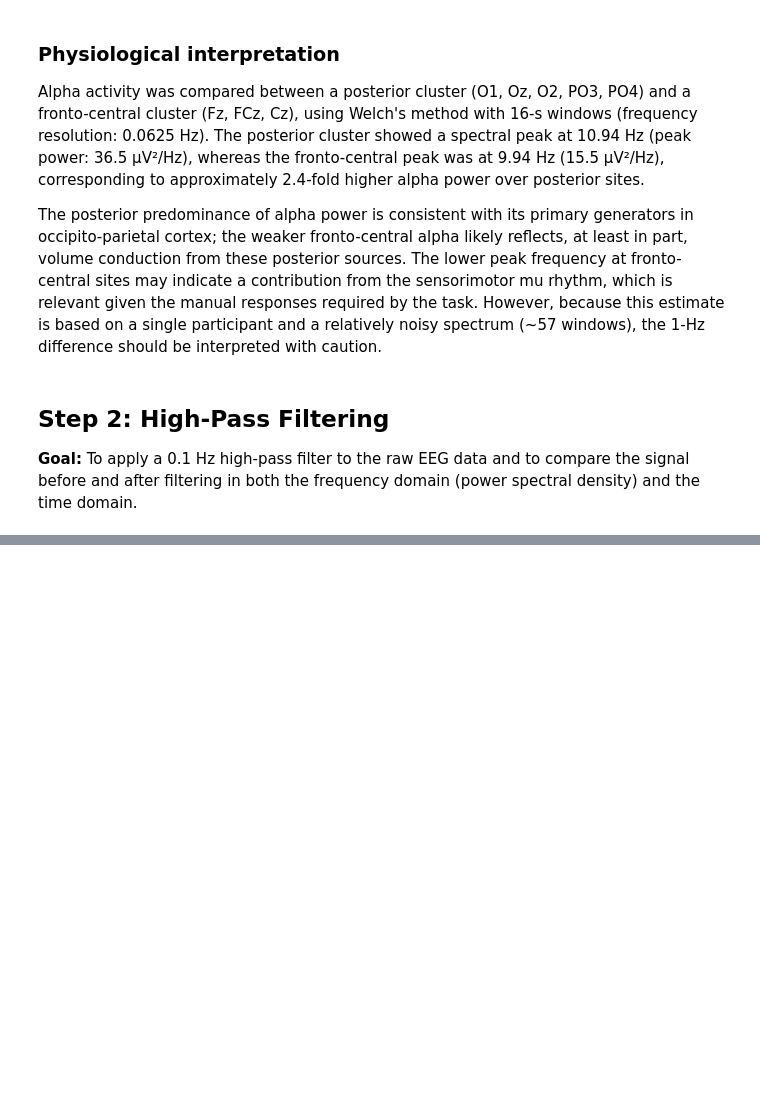
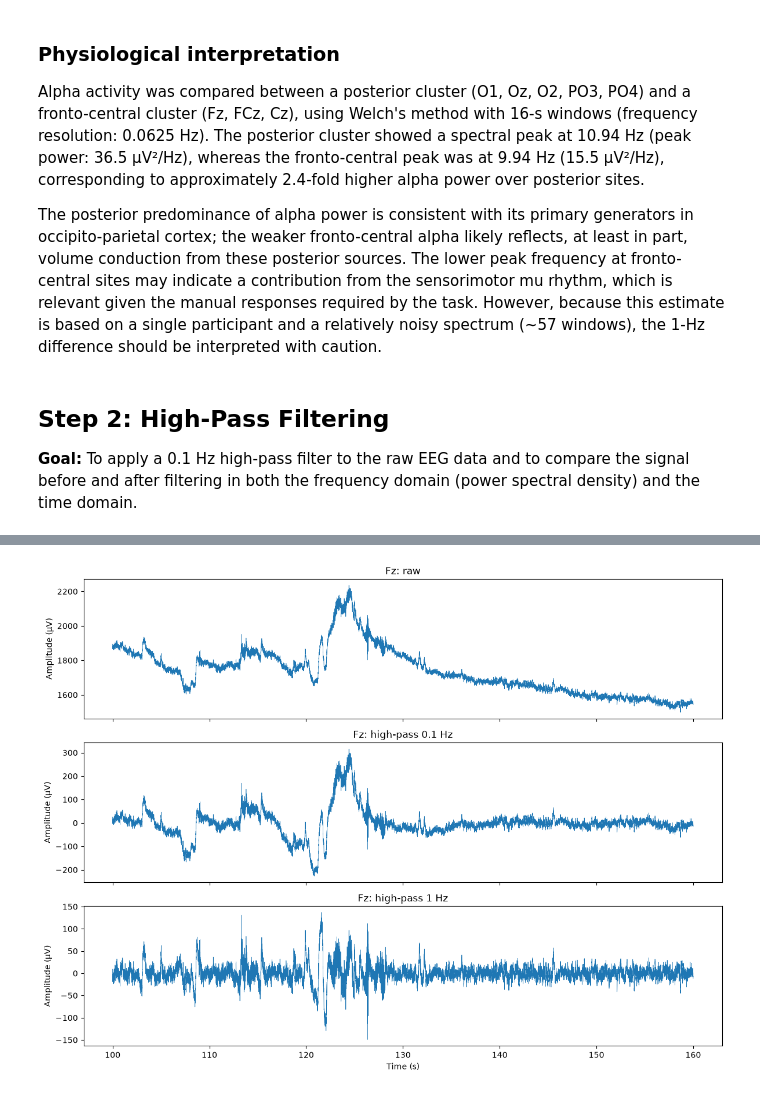
Before and after one commit to ajohari-moghadam/eeg-erp-learning, a Jupyter notebook: notebooks/03_preprocessing.ipynb, the cells around one changed output, grey strips where cells are left out. Cells and saved outputs as stored; diff of their text form; code cells hidden in the pictures; blank space fills up the shorter version.

```diff
--- a/notebooks/03_preprocessing.ipynb
+++ b/notebooks/03_preprocessing.ipynb
@@ -129,0 +161,2 @@ the signal before and after filtering in both the frequency domain
+# %%
+raw_hp_1 = raw.copy().filter(l_freq=1, h_freq=None, picks=["eeg", "eog"])
@@ -129,0 +175,24 @@ the signal before and after filtering in both the frequency domain
+# %%
+ch = "Fz"
+start, stop = raw.time_as_index([100, 160])
+times = raw.times[start:stop]
+
+data_raw = raw.get_data(picks=ch, start=start, stop=stop)[0] * 1e6
+data_hp = raw_hp.get_data(picks=ch, start=start, stop=stop)[0] * 1e6
+data_hp_1 = raw_hp_1.get_data(picks=ch, start=start, stop=stop)[0] * 1e6
+
+signals = [
+    (data_raw, "raw"),
+    (data_hp, "high-pass 0.1 Hz"),
+    (data_hp_1, "high-pass 1 Hz"),
+]
+
+fig, axes = plt.subplots(len(signals), 1, figsize=(12, 9), sharex=True)
+for ax, (data, label) in zip(axes, signals):
+    ax.plot(times, data, linewidth=0.5)
+    ax.set(ylabel="Amplitude (µV)", title=f"{ch}: {label}")
+axes[-1].set_xlabel("Time (s)")
+plt.tight_layout()
+plt.show()
+# %% [output]
+[figure, added]
```
Also changed, not shown: parts of 5 cells of this notebook.
